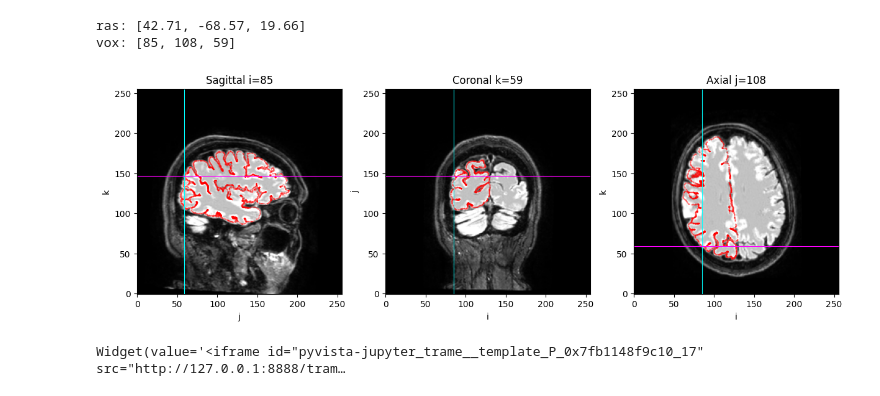
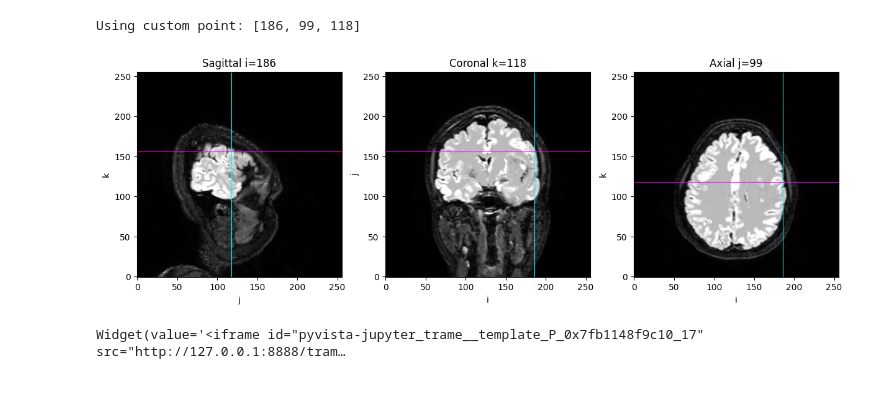
Before and after one commit to gumbach-su/tumor_np, a Jupyter notebook: 4_localization_check.ipynb, the cells around one changed output. Drawn from its saved outputs; the diff is of its cells as text; code cells hidden in the pictures.

```diff
--- a/4_localization_check.ipynb
+++ b/4_localization_check.ipynb
@@ -77,12 +76,12 @@ def show_cross_sections(
     ax_sag.axhline((H_sag - 1) - j0, color="magenta", lw=0.8)
 
     # surface outline: (j,k) -> (x',y') = (k, H-1-j)
-    if verts_vox is not None:
-        mask = np.isclose(verts_vox[:, 0], i0, atol=atol)
-        pts = verts_vox[mask][:, [1, 2]]                    # (j, k)
-        x_r = pts[:, 1]
-        y_r = (H_sag - 1) - pts[:, 0]
-        ax_sag.scatter(x_r, y_r, s=0.2, c="r", alpha=0.6)
+    # if verts_vox is not None:
+    #     mask = np.isclose(verts_vox[:, 0], i0, atol=atol)
+    #     pts = verts_vox[mask][:, [1, 2]]                    # (j, k)
+    #     x_r = pts[:, 1]
+    #     y_r = (H_sag - 1) - pts[:, 0]
+    #     ax_sag.scatter(x_r, y_r, s=0.2, c="r", alpha=0.6)
 
     ax_sag.set_title(f"Sagittal i={i0}")
     ax_sag.set_xlabel("j"); ax_sag.set_ylabel("k")
@@ -96,9 +95,9 @@ def show_cross_sections(
     ax_axi.axvline(i0, color="cyan", lw=0.8)
     ax_axi.axhline(k0, color="magenta", lw=0.8)
 
-    if verts_vox is not None:
-        mask = np.isclose(verts_vox[:, 1], j0, atol=atol)
-        ax_axi.scatter(verts_vox[mask, 0], verts_vox[mask, 2], s=0.2, c="r", alpha=0.6)
+    # if verts_vox is not None:
+    #     mask = np.isclose(verts_vox[:, 1], j0, atol=atol)
+    #     ax_axi.scatter(verts_vox[mask, 0], verts_vox[mask, 2], s=0.2, c="r", alpha=0.6)
 
     ax_axi.set_title(f"Axial j={j0}")
     ax_axi.set_xlabel("i"); ax_axi.set_ylabel("k")
@@ -123,12 +122,12 @@ def show_cross_sections(
     ax_cor.axhline(y_r, color="magenta", lw=0.8)
 
     # Surface outline: (i,j) -> after k=2 = (W-1-i, H-1-j), then flip x: i
-    if verts_vox is not None:
-        mask = np.isclose(verts_vox[:, 2], k0, atol=atol)
-        pts = verts_vox[mask][:, [0, 1]]        # (i, j)
-        x_surf = pts[:, 0]                      # flip cancels i-rotation
-        y_surf = (H_cor - 1) - pts[:, 1]        # vertical flip from k=2
-        ax_cor.scatter(x_surf, y_surf, s=0.2, c="r", alpha=0.6)
+    # if verts_vox is not None:
+    #     mask = np.isclose(verts_vox[:, 2], k0, atol=atol)
+    #     pts = verts_vox[mask][:, [0, 1]]        # (i, j)
+    #     x_surf = pts[:, 0]                      # flip cancels i-rotation
+    #     y_surf = (H_cor - 1) - pts[:, 1]        # vertical flip from k=2
+    #     ax_cor.scatter(x_surf, y_surf, s=0.2, c="r", alpha=0.6)
 
     ax_cor.set_title(f"Coronal k={k0}")
     ax_cor.set_xlabel("i"); ax_cor.set_ylabel("j")
@@ -137,10 +136,11 @@ def show_cross_sections(
         fig.suptitle(suptitle)
 
     plt.show(block=False)
+    plt.ion()  # Turn on interactive mode
     return fig, (ax_sag, ax_axi, ax_cor)
 # %%
 base_path = Path("/data_store2/neuropixels/imaging")
-subject_id = "NP155"
+subject_id = "NP153"
 hemisphere = "l"
 # %%
 fc_flair = FileChooser(base_path / subject_id)
@@ -306,10 +303,14 @@ Widget(value='<iframe id="pyvista-jupyter_trame__template_P_0x7f6c07c99bd0_0" sr
-# %%
-print(f"ras: [{selected_point['ras'][0]:.2f}, {selected_point['ras'][1]:.2f}, {selected_point['ras'][2]:.2f}]")
-print(f"vox: [{selected_point['vox'][0]:.0f}, {selected_point['vox'][1]:.0f}, {selected_point['vox'][2]:.0f}]")
-# %% [output]
-ras: [42.71, -68.57, 19.66]
-vox: [85, 108, 59]
 # %%
-fig, axes = show_cross_sections(vol, ijk=selected_point['vox'], verts_vox=verts_vox, atol=0.5)
+# Option 1: Use clicked point (if available)
+if 'vox' in selected_point:
+    ijk_coords = selected_point['vox']
+    print(f"Using clicked point: {ijk_coords}")
+else:
+    # Option 2: Specify your own coordinates (i, j, k in voxel space)
+    ijk_coords = [186, 99, 118]  # <-- Change these values to your desired point
+    print(f"Using custom point: {ijk_coords}")
+
+fig, axes = show_cross_sections(vol, ijk=ijk_coords, verts_vox=verts_vox, atol=0.5, window=(0, 150))
 # %% [output]
+Using custom point: [186, 99, 118]
-[figure, old version]
+[figure, new version]
```
Also changed, not shown: parts of 4 cells of this notebook, 21 other files.
